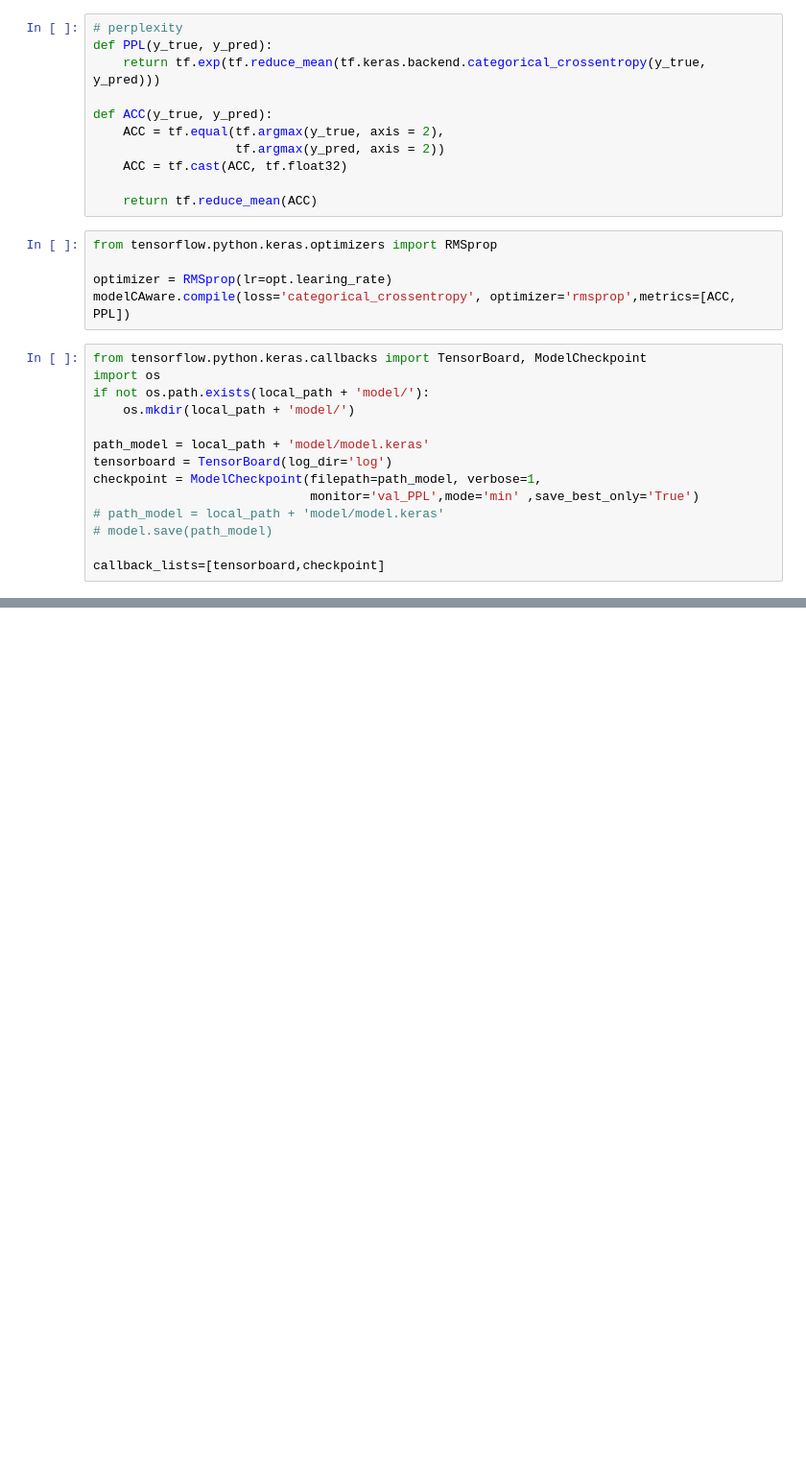
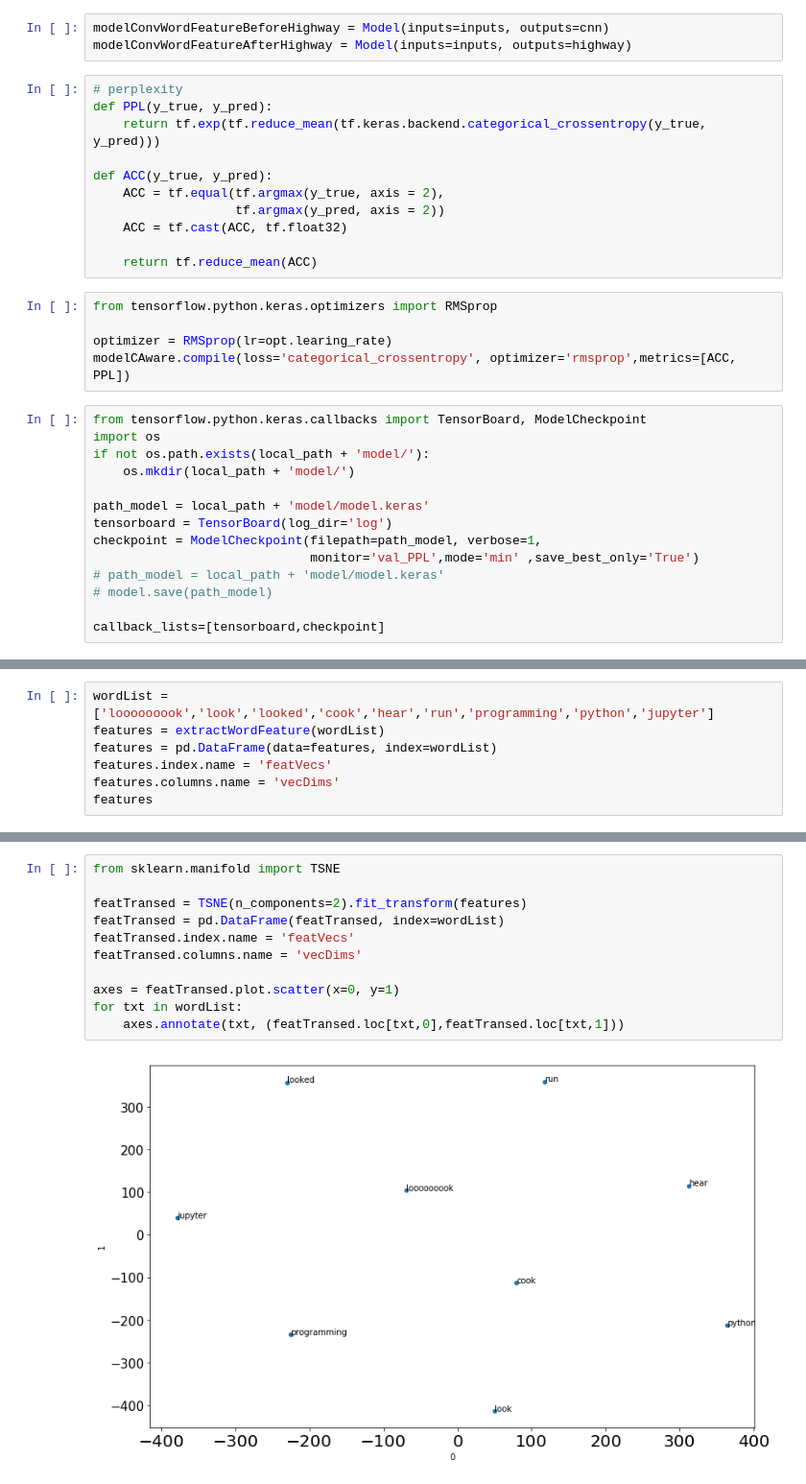
Before and after one commit to Randnx/Language_Modeling, a Jupyter notebook: Keras_Character_Aware_Neural_Language_Models.ipynb, the cells around one changed output, grey strips where cells are left out. Shown at 96% size. Cells and saved outputs as stored; diff of their text form; blank space fills up the shorter version.

```diff
--- a/Keras_Character_Aware_Neural_Language_Models.ipynb
+++ b/Keras_Character_Aware_Neural_Language_Models.ipynb
@@ -561,5 +578,8 @@ Trainable params: 4,553,855
 Non-trainable params: 2,200
 __________________________________________________________________________________________________
+# %%
+modelConvWordFeatureBeforeHighway = Model(inputs=inputs, outputs=cnn)
+modelConvWordFeatureAfterHighway = Model(inputs=inputs, outputs=highway)
 # %%
 # perplexity
 def PPL(y_true, y_pred):
@@ -624,0 +668,7 @@ Index(['ACC', 'PPL', 'loss', 'val_ACC', 'val_PPL', 'val_loss'], dtype='object')
+# %%
+wordList = ['looooooook','look','looked','cook','hear','run','programming','python','jupyter']
+features = extractWordFeature(wordList)
+features = pd.DataFrame(data=features, index=wordList)
+features.index.name = 'featVecs'
+features.columns.name = 'vecDims'
+features
@@ -624,0 +702,13 @@ Index(['ACC', 'PPL', 'loss', 'val_ACC', 'val_PPL', 'val_loss'], dtype='object')
+# %%
+from sklearn.manifold import TSNE
+
+featTransed = TSNE(n_components=2).fit_transform(features)
+featTransed = pd.DataFrame(featTransed, index=wordList)
+featTransed.index.name = 'featVecs'
+featTransed.columns.name = 'vecDims'
+
+axes = featTransed.plot.scatter(x=0, y=1)
+for txt in wordList:
+    axes.annotate(txt, (featTransed.loc[txt,0],featTransed.loc[txt,1]))
+# %% [output]
+[figure, added]
```
Also changed, not shown: parts of 20 cells of this notebook.
